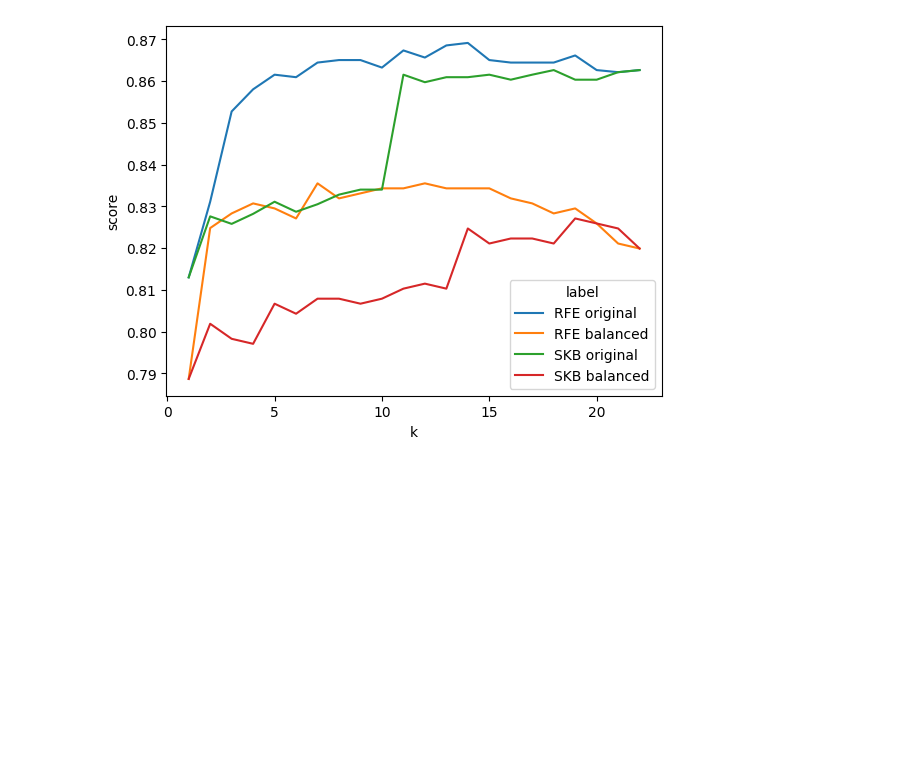
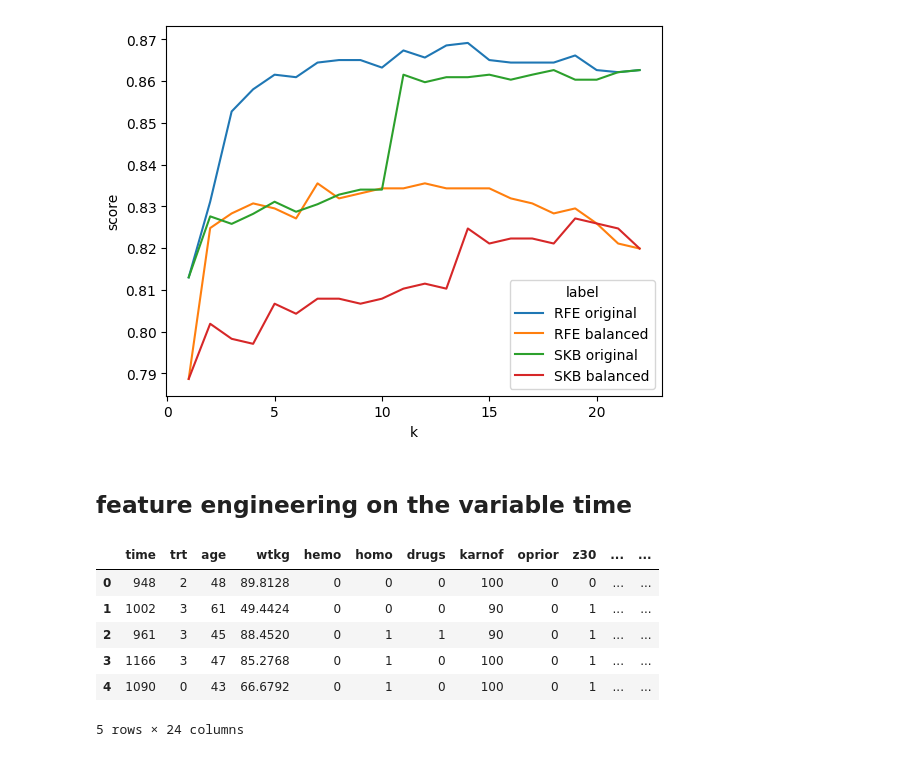
Before and after one commit to AlexanderBusa/ProgettoTeam2, a Jupyter notebook: EDP.ipynb, the cells around one changed output. Saved outputs shown, nothing was run; the diff lists cells and outputs as text; code cells hidden in the pictures; blank space fills up the shorter version.

```diff
--- a/EDP.ipynb
+++ b/EDP.ipynb
@@ -64,3 +64,5 @@ sns.lineplot(data = results_all, x = "k", y = "score", hue = "label")
 plt.show()
 # %% [output]
 [figure]
+# %% [markdown]
+## feature engineering on the variable time
@@ -66,0 +72,10 @@ plt.show()
+# %%
+df_time2.head()
+# %% [output]
+|  | time | trt | age | wtkg | hemo | homo | drugs | karnof | oprior | z30 | ... | ... |
+| 0 | 948 | 2 | 48 | 89.8128 | 0 | 0 | 0 | 100 | 0 | 0 | ... | ... |
+| 1 | 1002 | 3 | 61 | 49.4424 | 0 | 0 | 0 | 90 | 0 | 1 | ... | ... |
+| 2 | 961 | 3 | 45 | 88.4520 | 0 | 1 | 1 | 90 | 0 | 1 | ... | ... |
+| 3 | 1166 | 3 | 47 | 85.2768 | 0 | 1 | 0 | 100 | 0 | 1 | ... | ... |
+| 4 | 1090 | 0 | 43 | 66.6792 | 0 | 1 | 0 | 100 | 0 | 1 | ... | ... |
+5 rows × 24 columns
```
Also changed, not shown: parts of 8 cells of this notebook.
